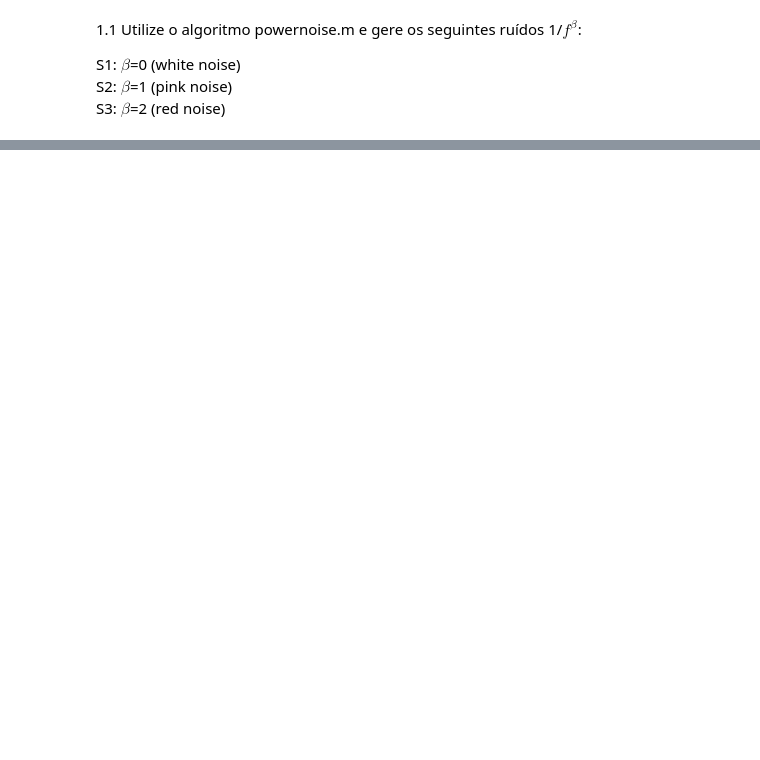
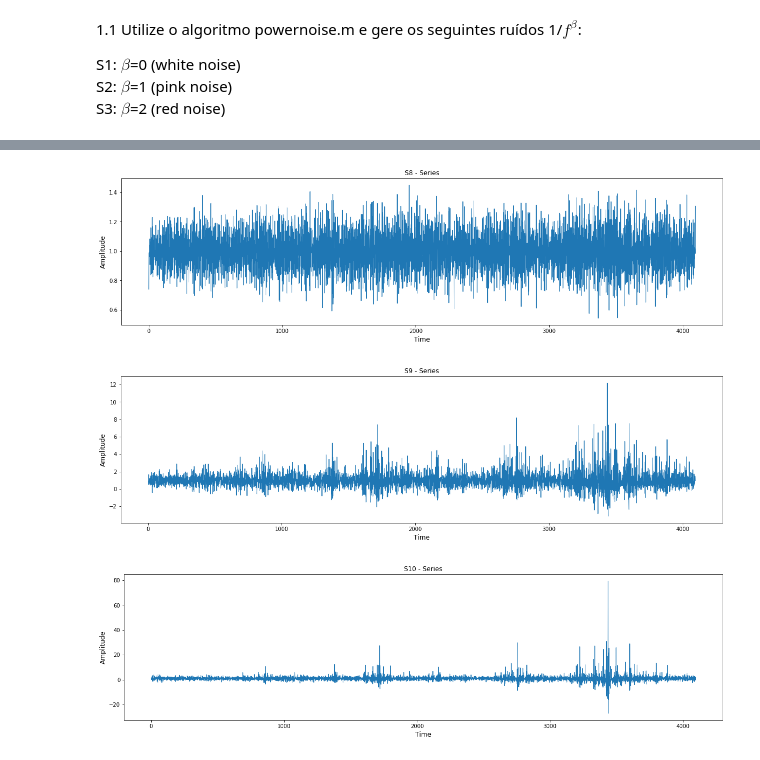
Before and after one commit to helvecioneto/INPE, a Jupyter notebook: Matematica_Computacional_I/Dr_Reinaldo/Lista_Exercicio/Jupyter/Lista_Exercicio_Helvecio_Neto.ipynb, the cells around one changed output, grey strips where cells are left out. Drawn from its saved outputs; the diff is of its cells as text; code cells hidden in the pictures; blank space fills up the shorter version.

```diff
--- a/Matematica_Computacional_I/Dr_Reinaldo/Lista_Exercicio/Jupyter/Lista_Exercicio_Helvecio_Neto.ipynb
+++ b/Matematica_Computacional_I/Dr_Reinaldo/Lista_Exercicio/Jupyter/Lista_Exercicio_Helvecio_Neto.ipynb
@@ -114,0 +95,16 @@ array([0.001     , 0.003996  , 0.01592013, ..., 0.98312327, 0.06636762,
+# %%
+s8  = pd.read_csv('./data/s8.csv',header=None)
+s9  = pd.read_csv('./data/s9.csv',header=None)
+s10 = pd.read_csv('./data/s10.csv',header=None)
+
+s8 = s8.transpose()
+s9 = s9.transpose()
+s10 = s10.transpose()
+
+plotSeries(s8,"S8 - Series","s8_series")
+plotSeries(s9,"S9 - Series","s9_series")
+plotSeries(s10,"S10 - Series","s10_series")
+# %% [output]
+[figure, added]
+[figure, added]
+[figure, added]
```
Also changed, not shown: parts of 38 cells of this notebook, 37 other files.
